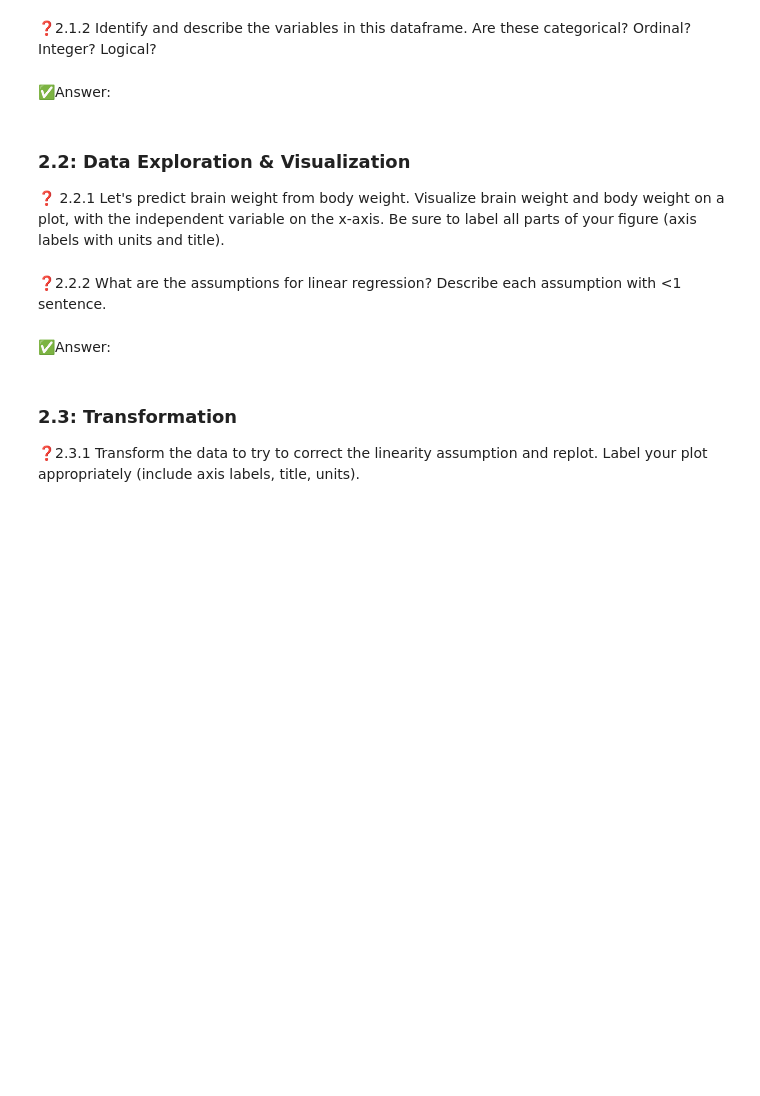
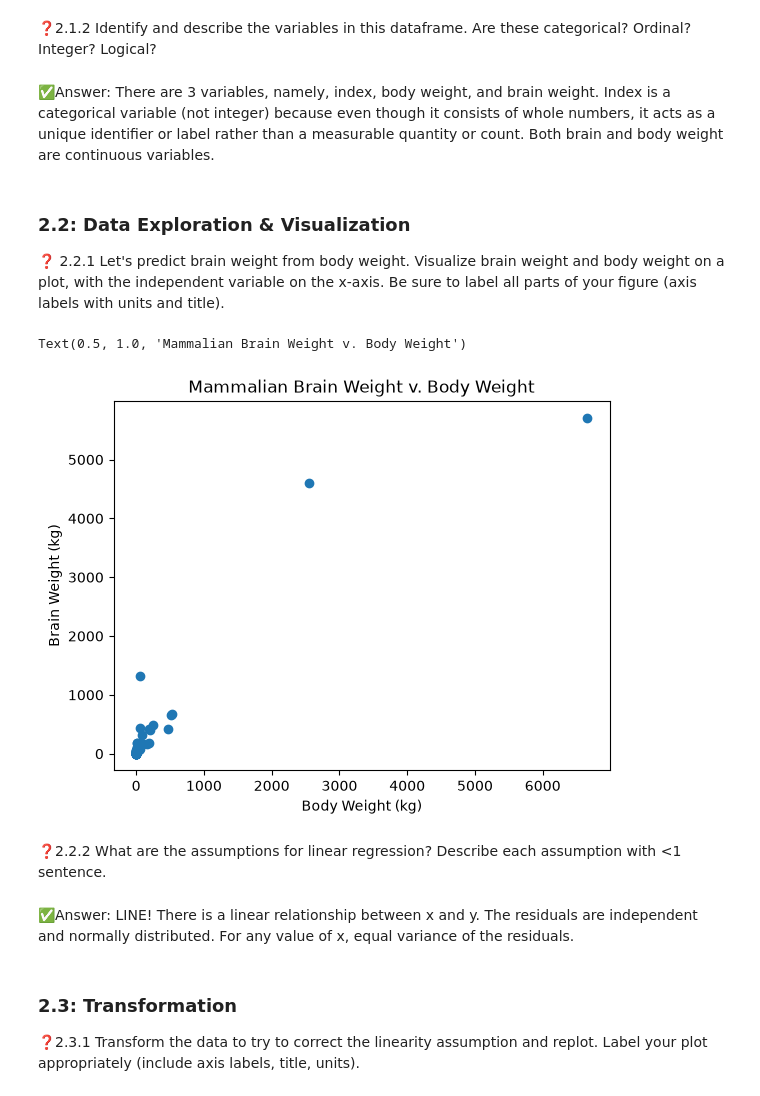
Before and after one commit to saanvees/BME-304, a Jupyter notebook: Lab_1/Lab01-02_lastname_firstname.ipynb, the cells around one changed output. Cells and saved outputs as stored; diff of their text form; code cells hidden in the pictures; blank space fills up the shorter version.

```diff
--- a/Lab_1/Lab01-02_lastname_firstname.ipynb
+++ b/Lab_1/Lab01-02_lastname_firstname.ipynb
@@ -105,5 +102,7 @@ import pandas as pd
 
 ## ❓ YOUR CODE HERE
 # Read data in as a pandas df
+df = pd.read_csv('Lab01_Data_01_brains.txt', sep='\t')
 
 # visualize first five rows using data.head()
+df.head(5)
@@ -110,7 +116,7 @@ import pandas as pd
 # %% [markdown]
 ❓2.1.2 Identify and describe the variables in this dataframe. Are these categorical? Ordinal? Integer? Logical?
-# %% [markdown]
-✅Answer:
+# %% [markdown]
+✅Answer: There are 3 variables, namely, index, body weight, and brain weight. Index is a categorical variable (not integer) because even though it consists of whole numbers, it acts as a unique identifier or label rather than a measurable quantity or count. Both brain and body weight are continuous variables.
 # %% [markdown]
 ### 2.2: Data Exploration & Visualization
 
@@ -119,12 +125,21 @@ import pandas as pd
 # %%
 # first import matplotlib
 from matplotlib import pyplot as plt
 
 ##❓YOUR CODE HERE (to plot)
+plt.figure()
+plt.scatter(df["Body.Weight"], df["Brain.Weight"])
+plt.xlabel("Body Weight (kg)")
+plt.ylabel("Brain Weight (kg)")
+plt.title("Mammalian Brain Weight v. Body Weight")
+# %% [output]
+Text(0.5, 1.0, 'Mammalian Brain Weight v. Body Weight')
+[figure, added]
 # %% [markdown]
 ❓2.2.2 What are the assumptions for linear regression? Describe each assumption with <1 sentence.
-# %% [markdown]
-✅Answer:
+# %% [markdown]
+✅Answer: LINE!
+There is a linear relationship between x and y. The residuals are independent and normally distributed. For any value of x, equal variance of the residuals.
 # %% [markdown]
 ### 2.3: Transformation
 
```
Also changed, not shown: parts of 33 cells of this notebook.
